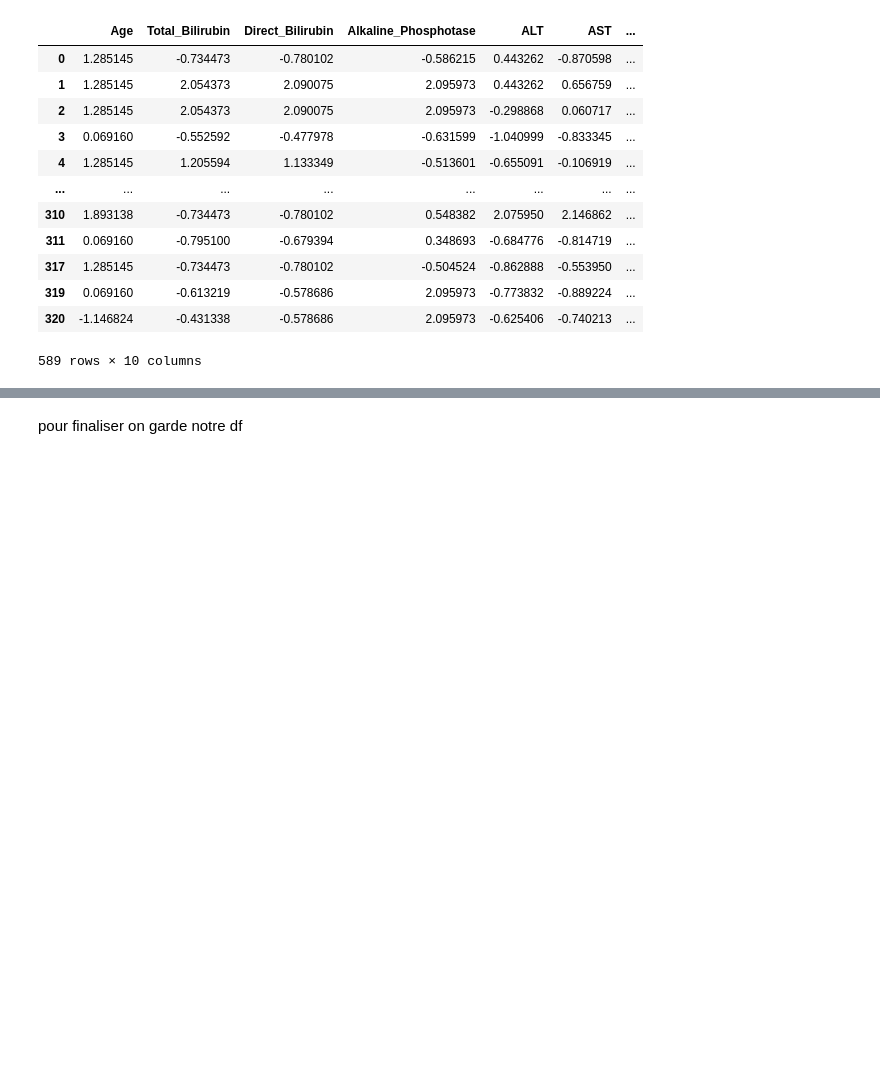
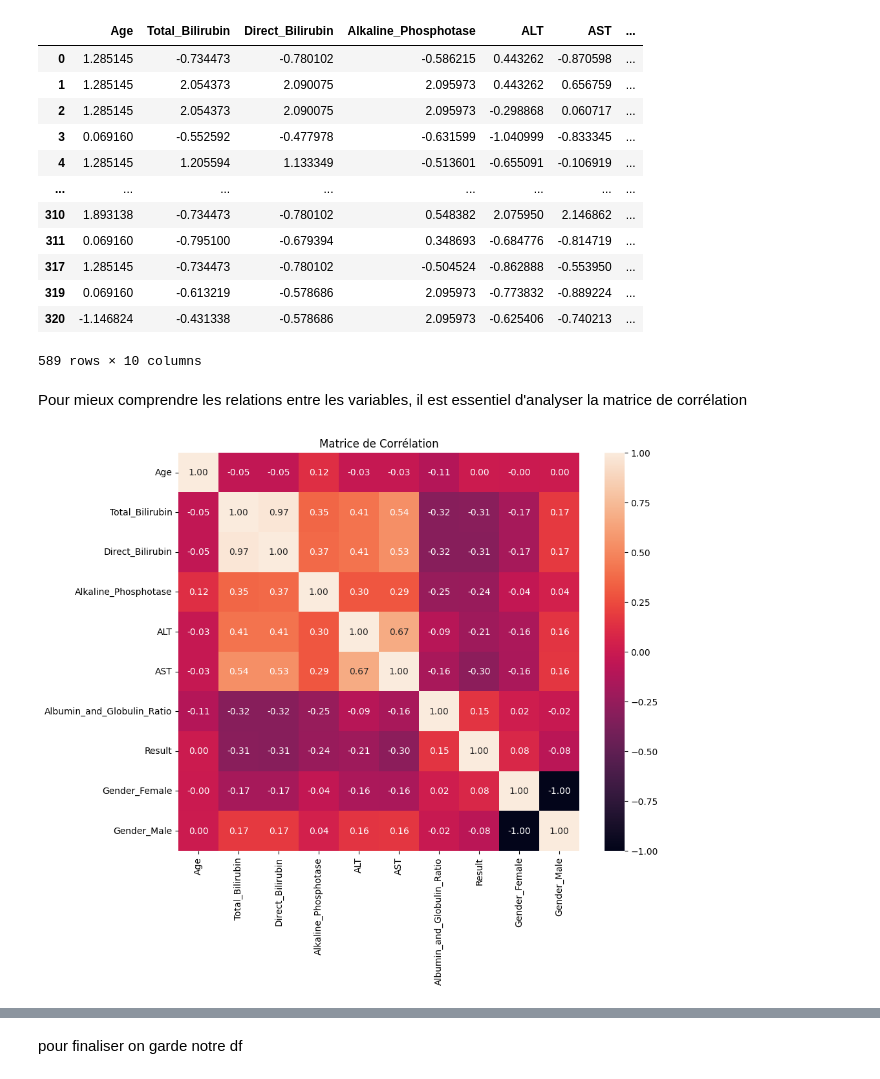
Before and after one commit to LuccasRN/projectEpidemiologie, a Jupyter notebook: project.ipynb, the cells around one changed output, grey strips where cells are left out. Drawn from its saved outputs; the diff is of its cells as text; code cells hidden in the pictures; blank space fills up the shorter version.

```diff
--- a/project.ipynb
+++ b/project.ipynb
@@ -435,3 +435,13 @@ df
 | 319 | 0.069160 | -0.613219 | -0.578686 | 2.095973 | -0.773832 | -0.889224 | ... |
 | 320 | -1.146824 | -0.431338 | -0.578686 | 2.095973 | -0.625406 | -0.740213 | ... |
 589 rows × 10 columns
+# %% [markdown]
+Pour mieux comprendre les relations entre les variables, il est essentiel d'analyser la matrice de corrélation
+# %%
+plt.figure(figsize=(10, 8))
+correlation_matrix = df.corr()
+sns.heatmap(correlation_matrix, annot=True, fmt=".2f")
+plt.title('Matrice de Corrélation')
+plt.show()
+# %% [output]
+[figure, added]
```
Also changed, not shown: parts of 3 cells of this notebook, 1 other file.
